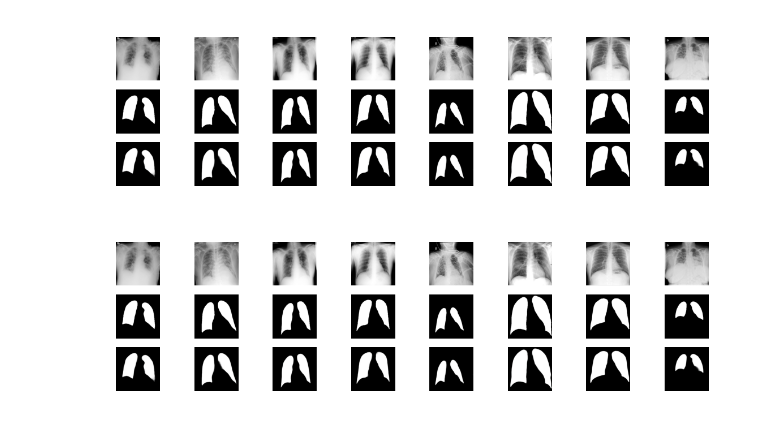
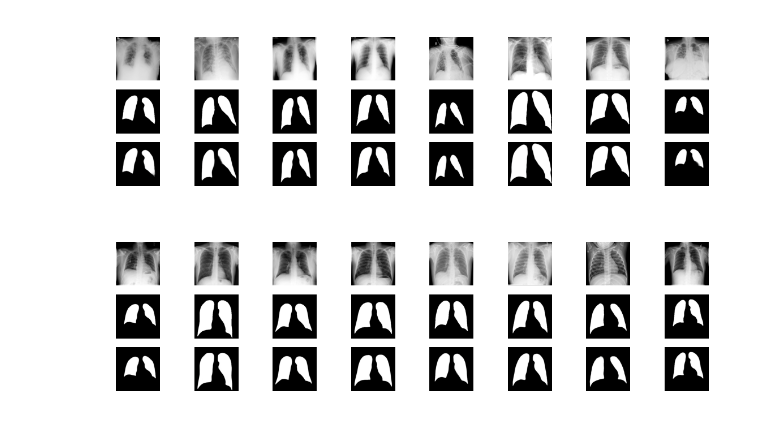
Before and after one commit to omidmollaei/CO19RIS, a Jupyter notebook: train_model.ipynb, the cells around one changed output. Saved outputs shown, nothing was run; the diff lists cells and outputs as text; code cells hidden in the pictures.

Commit message:
evaluate the model on validation dataset.

```diff
--- a/train_model.ipynb
+++ b/train_model.ipynb
@@ -368,24 +369,24 @@ for i in range(8):
 [figure]
 # %%
 # Evalute on test set.
-for batch in train_ds.take(1):
+for batch in valid_ds.take(1):
     pass
 
 X, Y = batch
 Y_preds = unet_loaded(X).numpy()
 
 figure(figsize=(4, 1), dpi=350)
 for i in range(8):
     plt.subplot(3, 8, i+1)
     plt.imshow(np.squeeze(X[i]), cmap="gray")
     plt.axis("off")
 
     plt.subplot(3, 8, i+9)
     plt.imshow(Y[i])
     plt.axis("off")
 
     plt.subplot(3, 8, i+17)
     plt.imshow(Y_preds[i])
     plt.axis("off")
 # %% [output]
-[figure, old version]
+[figure, new version]
```
Also changed, not shown: parts of 3 cells of this notebook.
